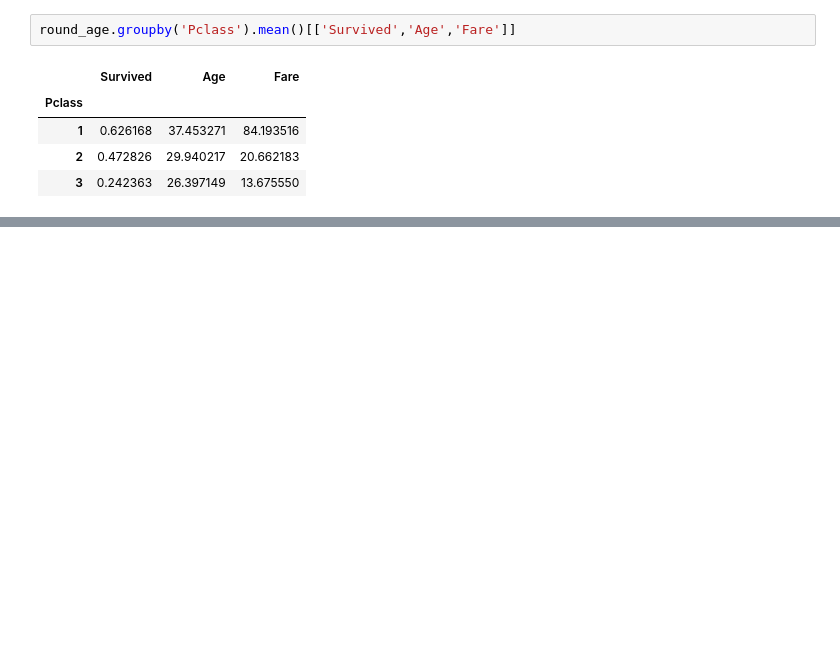
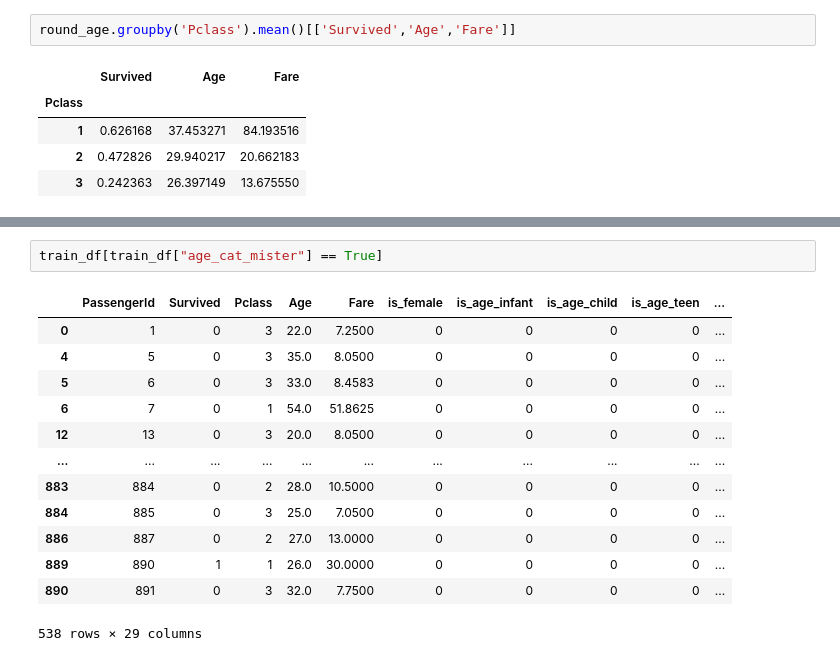
Before and after one commit to bladnman/titanic, a Jupyter notebook: 2_logistic-regression.ipynb, the cells around one changed output, grey strips where cells are left out. Drawn from its saved outputs; the diff is of its cells as text; blank space fills up the shorter version.

```diff
--- a/2_logistic-regression.ipynb
+++ b/2_logistic-regression.ipynb
@@ -111,0 +127,16 @@ round_age.groupby('Pclass').mean()[['Survived','Age','Fare']]
+# %%
+train_df[train_df["age_cat_mister"] == True]
+# %% [output]
+|  | PassengerId | Survived | Pclass | Age | Fare | is_female | is_age_infant | is_age_child | is_age_teen | ... |
+| 0 | 1 | 0 | 3 | 22.0 | 7.2500 | 0 | 0 | 0 | 0 | ... |
+| 4 | 5 | 0 | 3 | 35.0 | 8.0500 | 0 | 0 | 0 | 0 | ... |
+| 5 | 6 | 0 | 3 | 33.0 | 8.4583 | 0 | 0 | 0 | 0 | ... |
+| 6 | 7 | 0 | 1 | 54.0 | 51.8625 | 0 | 0 | 0 | 0 | ... |
+| 12 | 13 | 0 | 3 | 20.0 | 8.0500 | 0 | 0 | 0 | 0 | ... |
+| ... | ... | ... | ... | ... | ... | ... | ... | ... | ... | ... |
+| 883 | 884 | 0 | 2 | 28.0 | 10.5000 | 0 | 0 | 0 | 0 | ... |
+| 884 | 885 | 0 | 3 | 25.0 | 7.0500 | 0 | 0 | 0 | 0 | ... |
+| 886 | 887 | 0 | 2 | 27.0 | 13.0000 | 0 | 0 | 0 | 0 | ... |
+| 889 | 890 | 1 | 1 | 26.0 | 30.0000 | 0 | 0 | 0 | 0 | ... |
+| 890 | 891 | 0 | 3 | 32.0 | 7.7500 | 0 | 0 | 0 | 0 | ... |
+538 rows × 29 columns
```
Also changed, not shown: parts of 9 cells of this notebook, 1 other file.
